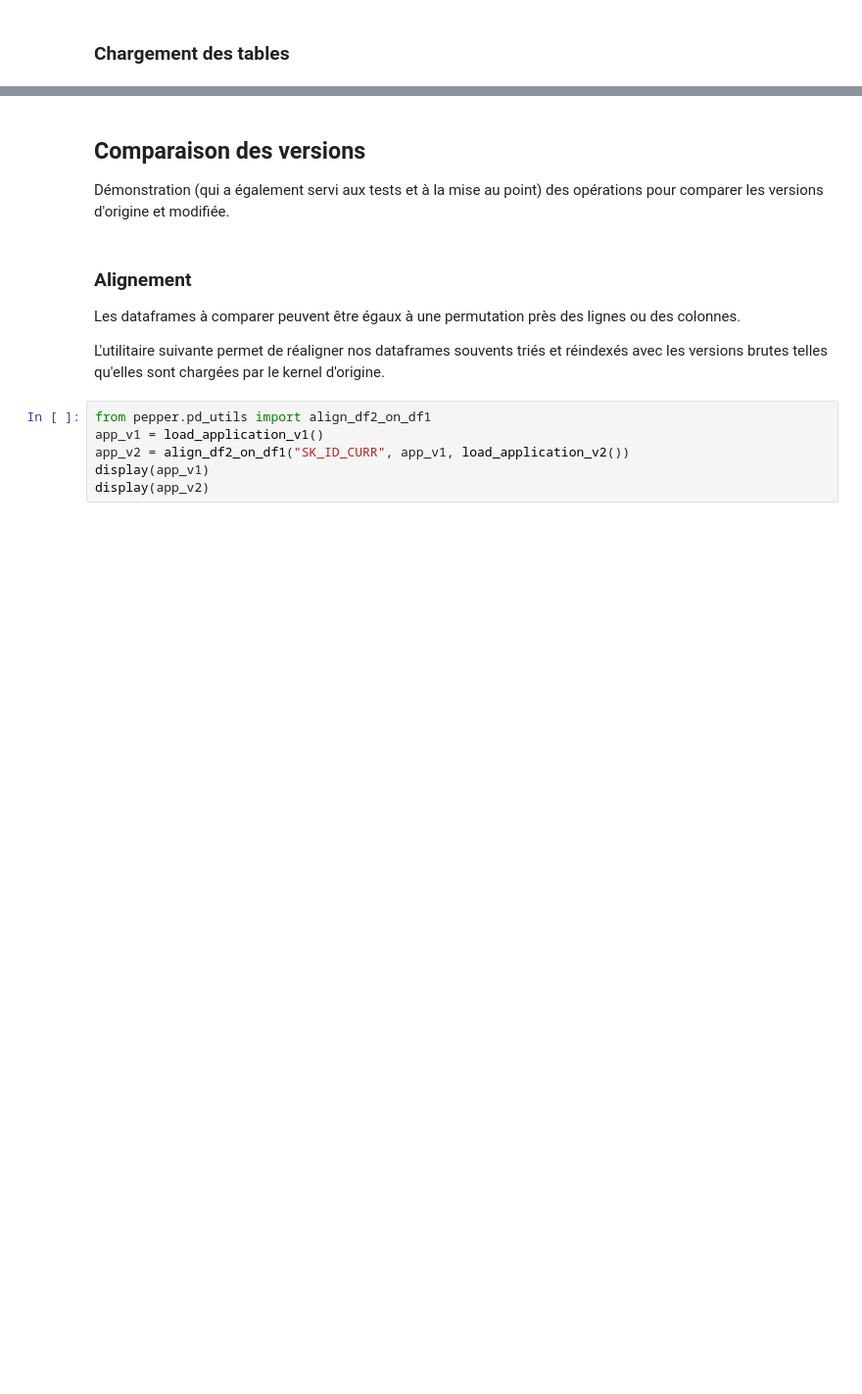
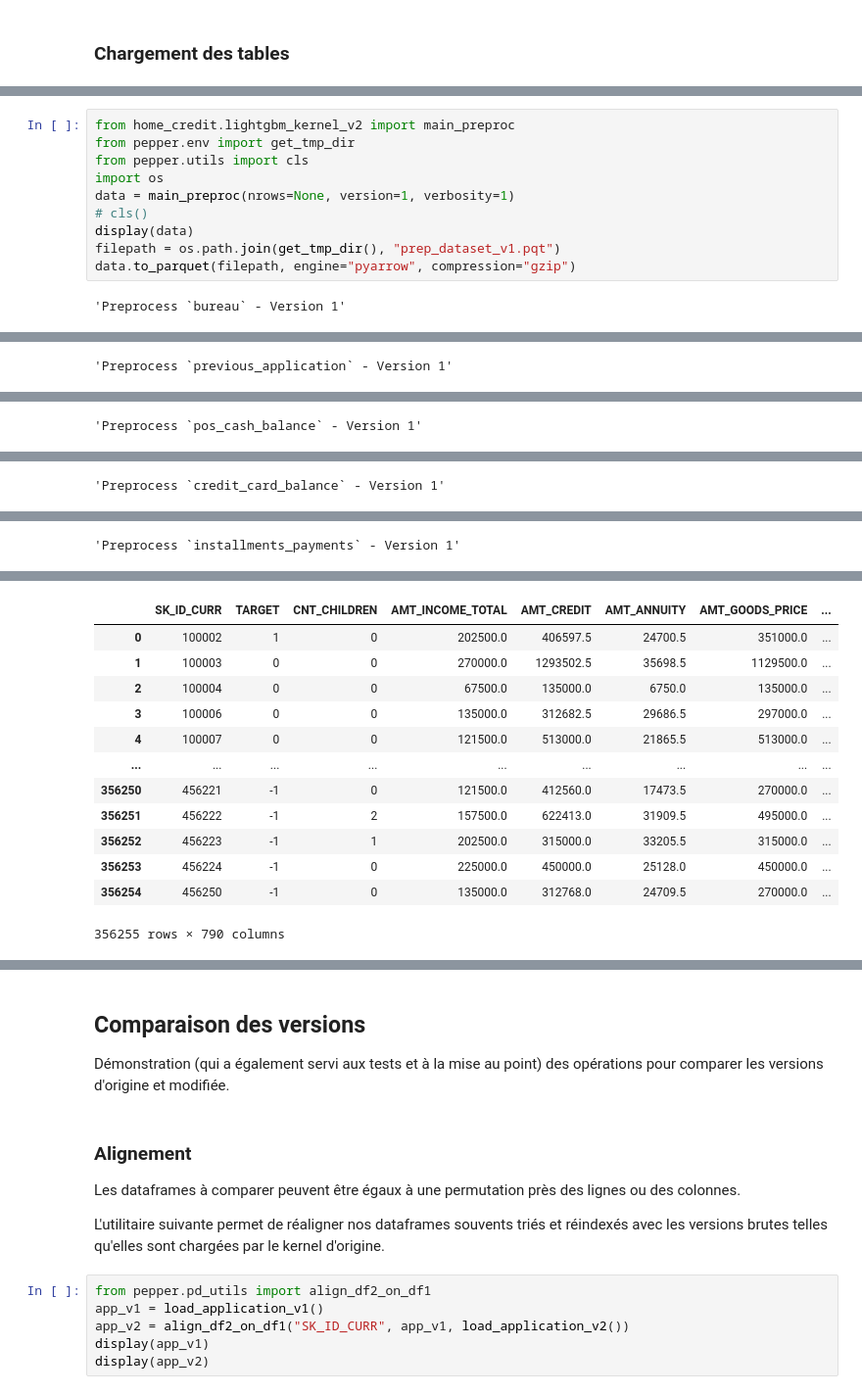
Before and after one commit to Franck-PepperLabs/pepper_credit_scoring_tool, a Jupyter notebook: notebooks/feature_engineering/lightgbm_kernel.ipynb, the cells around one changed output, grey strips where cells are left out. Shown: that part at 98% size. Cells and saved outputs as stored; diff of their text form; blank space fills up the shorter version.

```diff
--- a/notebooks/feature_engineering/lightgbm_kernel.ipynb
+++ b/notebooks/feature_engineering/lightgbm_kernel.ipynb
@@ -1121,0 +1011,12 @@ Nous progressons donc par petites étapes, à partir du chargement de la table.
+# %%
+from home_credit.lightgbm_kernel_v2 import main_preproc
+from pepper.env import get_tmp_dir
+from pepper.utils import cls
+import os
+data = main_preproc(nrows=None, version=1, verbosity=1)
+# cls()
+display(data)
+filepath = os.path.join(get_tmp_dir(), "prep_dataset_v1.pqt")
+data.to_parquet(filepath, engine="pyarrow", compression="gzip")
+# %% [output]
+'Preprocess `bureau` - Version 1'
@@ -1121,0 +1024 @@ Nous progressons donc par petites étapes, à partir du chargement de la table.
+'Preprocess `previous_application` - Version 1'
@@ -1121,0 +1026 @@ Nous progressons donc par petites étapes, à partir du chargement de la table.
+'Preprocess `pos_cash_balance` - Version 1'
@@ -1121,0 +1028 @@ Nous progressons donc par petites étapes, à partir du chargement de la table.
+'Preprocess `credit_card_balance` - Version 1'
@@ -1121,0 +1030 @@ Nous progressons donc par petites étapes, à partir du chargement de la table.
+'Preprocess `installments_payments` - Version 1'
@@ -1121,0 +1032,13 @@ Nous progressons donc par petites étapes, à partir du chargement de la table.
+|  | SK_ID_CURR | TARGET | CNT_CHILDREN | AMT_INCOME_TOTAL | AMT_CREDIT | AMT_ANNUITY | AMT_GOODS_PRICE | ... |
+| 0 | 100002 | 1 | 0 | 202500.0 | 406597.5 | 24700.5 | 351000.0 | ... |
+| 1 | 100003 | 0 | 0 | 270000.0 | 1293502.5 | 35698.5 | 1129500.0 | ... |
+| 2 | 100004 | 0 | 0 | 67500.0 | 135000.0 | 6750.0 | 135000.0 | ... |
+| 3 | 100006 | 0 | 0 | 135000.0 | 312682.5 | 29686.5 | 297000.0 | ... |
+| 4 | 100007 | 0 | 0 | 121500.0 | 513000.0 | 21865.5 | 513000.0 | ... |
+| ... | ... | ... | ... | ... | ... | ... | ... | ... |
+| 356250 | 456221 | -1 | 0 | 121500.0 | 412560.0 | 17473.5 | 270000.0 | ... |
+| 356251 | 456222 | -1 | 2 | 157500.0 | 622413.0 | 31909.5 | 495000.0 | ... |
+| 356252 | 456223 | -1 | 1 | 202500.0 | 315000.0 | 33205.5 | 315000.0 | ... |
+| 356253 | 456224 | -1 | 0 | 225000.0 | 450000.0 | 25128.0 | 450000.0 | ... |
+| 356254 | 456250 | -1 | 0 | 135000.0 | 312768.0 | 24709.5 | 270000.0 | ... |
+356255 rows × 790 columns
```
Also changed, not shown: parts of 267 cells of this notebook, 8 other files.
